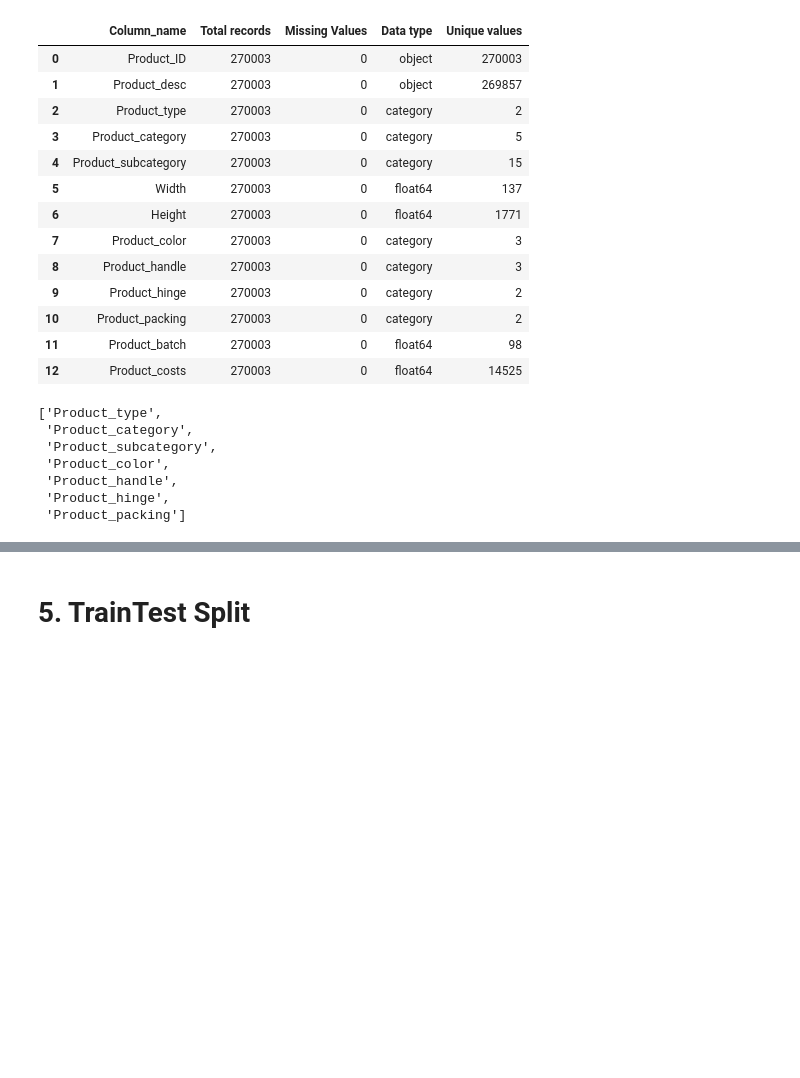
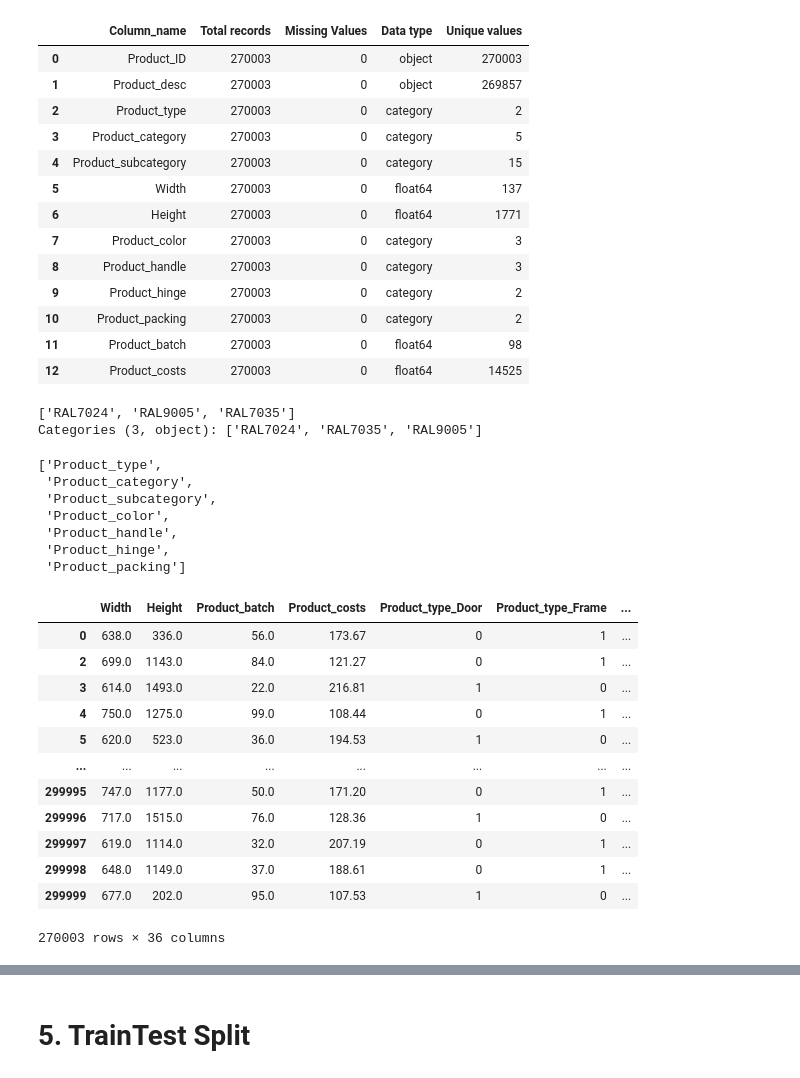
Before and after one commit to OndrejZapletal99/Python_DS_ML, a Jupyter notebook: CalculatorApp/Model/model.ipynb, the cells around one changed output, grey strips where cells are left out. Drawn from its saved outputs; the diff is of its cells as text; code cells hidden in the pictures; blank space fills up the shorter version.

Commit message:
get dummies changes 2

```diff
--- a/CalculatorApp/Model/model.ipynb
+++ b/CalculatorApp/Model/model.ipynb
@@ -286,6 +286,11 @@ dataframe_info(df)
 | 10 | Product_packing | 270003 | 0 | category | 2 |
 | 11 | Product_batch | 270003 | 0 | float64 | 98 |
 | 12 | Product_costs | 270003 | 0 | float64 | 14525 |
+# %%
+df['Product_color'].unique()
+# %% [output]
+['RAL7024', 'RAL9005', 'RAL7035']
+Categories (3, object): ['RAL7024', 'RAL7035', 'RAL9005']
 # %%
 cols_one_hot_encode = list(df.select_dtypes('category').columns)
 cols_one_hot_encode
@@ -298,6 +303,22 @@ cols_one_hot_encode
  'Product_hinge',
  'Product_packing']
 # %%
-df = pd.get_dummies(df, columns=cols_one_hot_encode, drop_first=True, dtype=int)
+df = pd.get_dummies(df, columns=cols_one_hot_encode, dtype=int)
 # %%
 df = df.drop(columns=['Product_ID','Product_desc'])
+# %%
+df
+# %% [output]
+|  | Width | Height | Product_batch | Product_costs | Product_type_Door | Product_type_Frame | ... |
+| 0 | 638.0 | 336.0 | 56.0 | 173.67 | 0 | 1 | ... |
+| 2 | 699.0 | 1143.0 | 84.0 | 121.27 | 0 | 1 | ... |
+| 3 | 614.0 | 1493.0 | 22.0 | 216.81 | 1 | 0 | ... |
+| 4 | 750.0 | 1275.0 | 99.0 | 108.44 | 0 | 1 | ... |
+| 5 | 620.0 | 523.0 | 36.0 | 194.53 | 1 | 0 | ... |
+| ... | ... | ... | ... | ... | ... | ... | ... |
+| 299995 | 747.0 | 1177.0 | 50.0 | 171.20 | 0 | 1 | ... |
+| 299996 | 717.0 | 1515.0 | 76.0 | 128.36 | 1 | 0 | ... |
+| 299997 | 619.0 | 1114.0 | 32.0 | 207.19 | 0 | 1 | ... |
+| 299998 | 648.0 | 1149.0 | 37.0 | 188.61 | 0 | 1 | ... |
+| 299999 | 677.0 | 202.0 | 95.0 | 107.53 | 1 | 0 | ... |
+270003 rows × 36 columns
```
Also changed, not shown: parts of 9 cells of this notebook.
